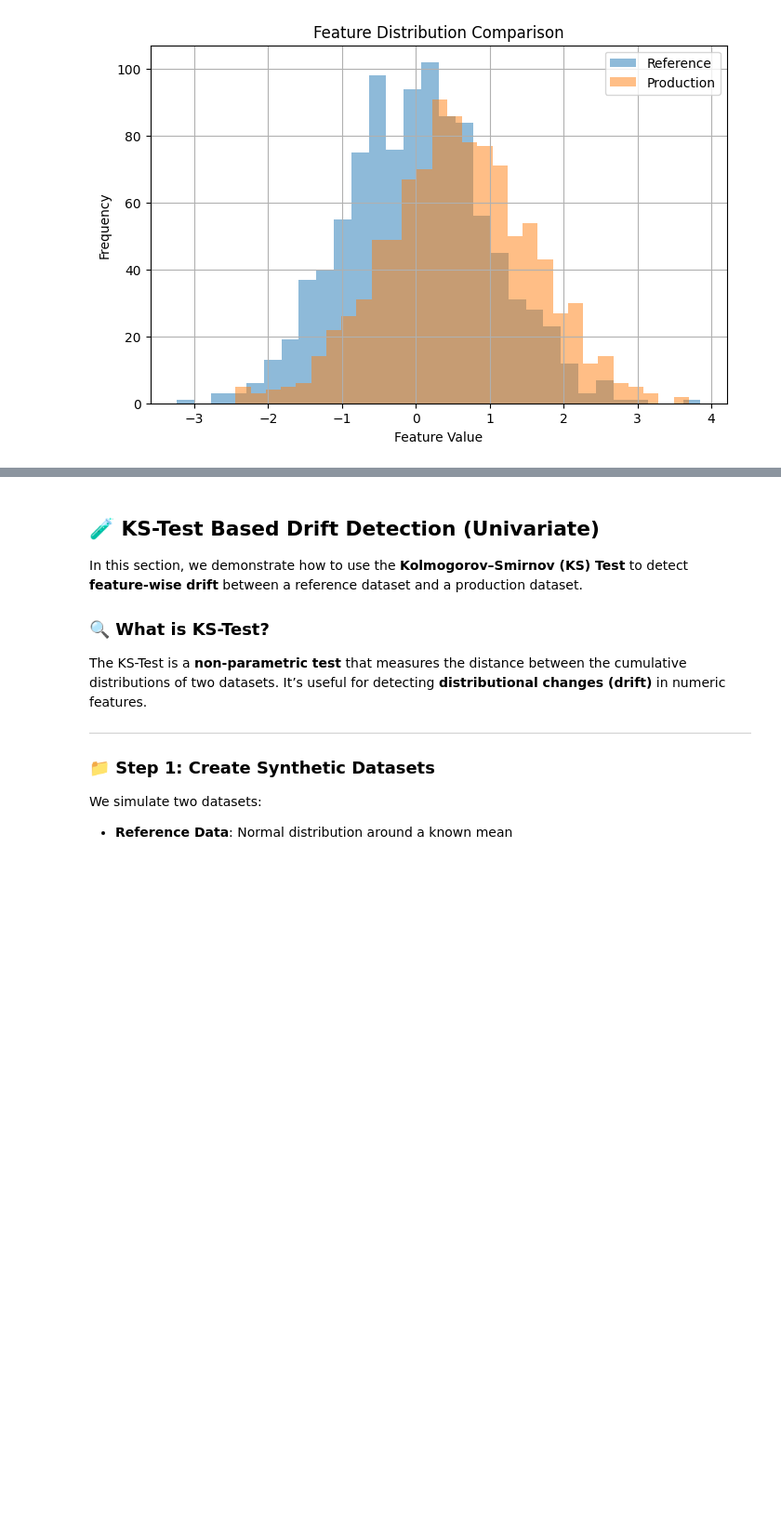
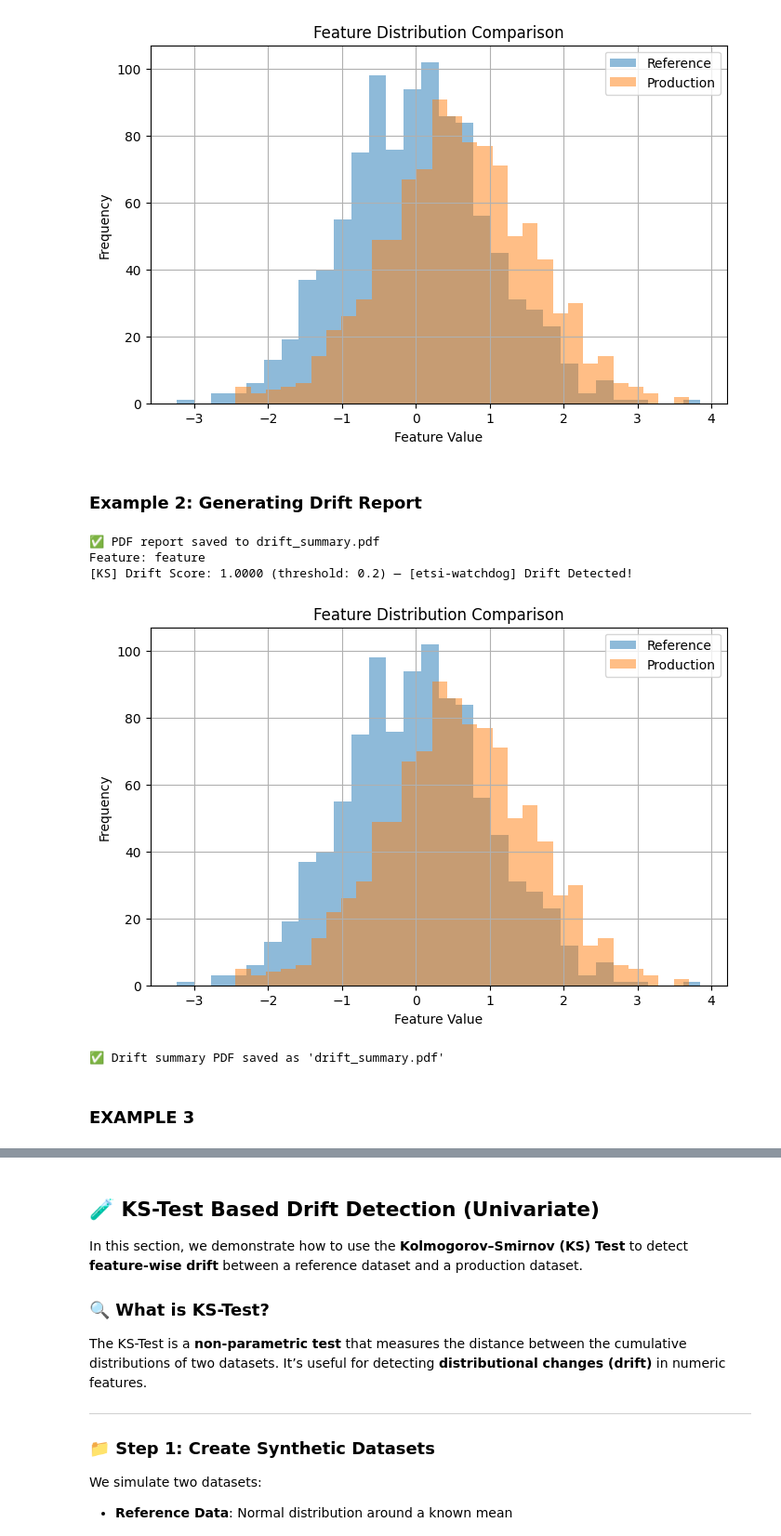
Before and after one commit to hajra40/etsi-watchdog, a Jupyter notebook: etsi/watchdog/example_notebook.ipynb, the cells around one changed output, grey strips where cells are left out. Shown at 93% size. Saved outputs shown, nothing was run; the diff lists cells and outputs as text; code cells hidden in the pictures; blank space fills up the shorter version.

Commit message:
Added Website Style + More examples

```diff
--- a/etsi/watchdog/example_notebook.ipynb
+++ b/etsi/watchdog/example_notebook.ipynb
@@ -120,3 +121,56 @@ P-Value: 4.2252283893369713e-26
 
 ⚠️ Drift Detected (Distributions are different)
 [figure]
+# %% [markdown]
+### Example 2: Generating Drift Report
+# %%
+import numpy as np
+import pandas as pd
+import matplotlib.pyplot as plt
+from etsi.watchdog import DriftCheck
+from etsi.watchdog.report.generate import generate_drift_report
+
+# Step 1: Create synthetic datasets
+np.random.seed(42)
+reference_data = pd.DataFrame({'feature': np.random.normal(0, 1, 1000)})
+production_data = pd.DataFrame({'feature': np.random.normal(0.5, 1, 1000)})
+
+# Step 2: Run drift detection
+check = DriftCheck(reference_data, algorithm="ks")
+results = check.run(production_data, features=["feature"])
+
+# Step 3: Generate drift PDF report
+generate_drift_report(
+    reference_data,
+    production_data,
+    results,
+    output_path="drift_summary.html",  # PDF path will be drift_summary.pdf
+    format="pdf",
+    metadata= None
+)
+
+# Step 4: Print drift results
+for feat, res in results.items():
+    print(f"Feature: {feat}")
+    print(res.summary())
+
+# Step 5: Visualization
+plt.figure(figsize=(8, 5))
+plt.hist(reference_data['feature'], bins=30, alpha=0.5, label='Reference')
+plt.hist(production_data['feature'], bins=30, alpha=0.5, label='Production')
+plt.title("Feature Distribution Comparison")
+plt.xlabel("Feature Value")
+plt.ylabel("Frequency")
+plt.legend()
+plt.grid(True)
+plt.show()
+
+print("\n✅ Drift summary PDF saved as 'drift_summary.pdf'")
+# %% [output]
+✅ PDF report saved to drift_summary.pdf
+Feature: feature
+[KS] Drift Score: 1.0000 (threshold: 0.2) — [etsi-watchdog] Drift Detected!
+[figure, added]
+✅ Drift summary PDF saved as 'drift_summary.pdf'
+# %% [markdown]
+### EXAMPLE 3
```
Also changed, not shown: parts of 4 cells of this notebook, 16 other files.
